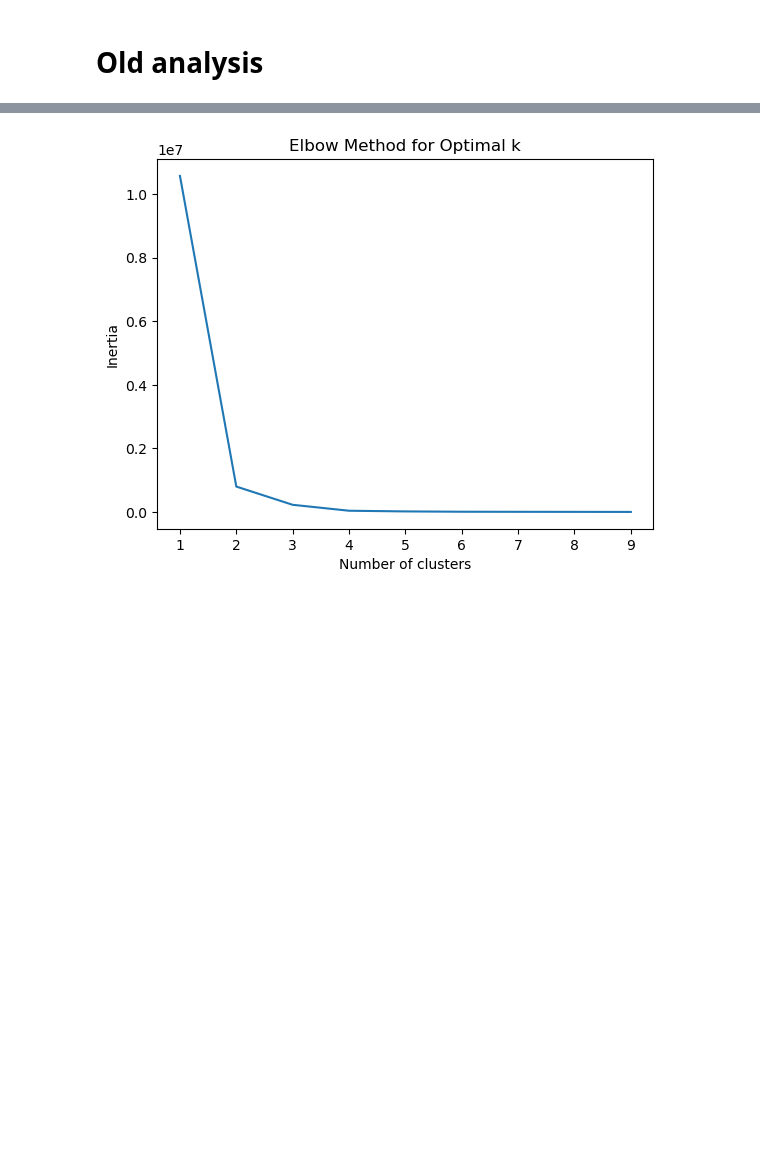
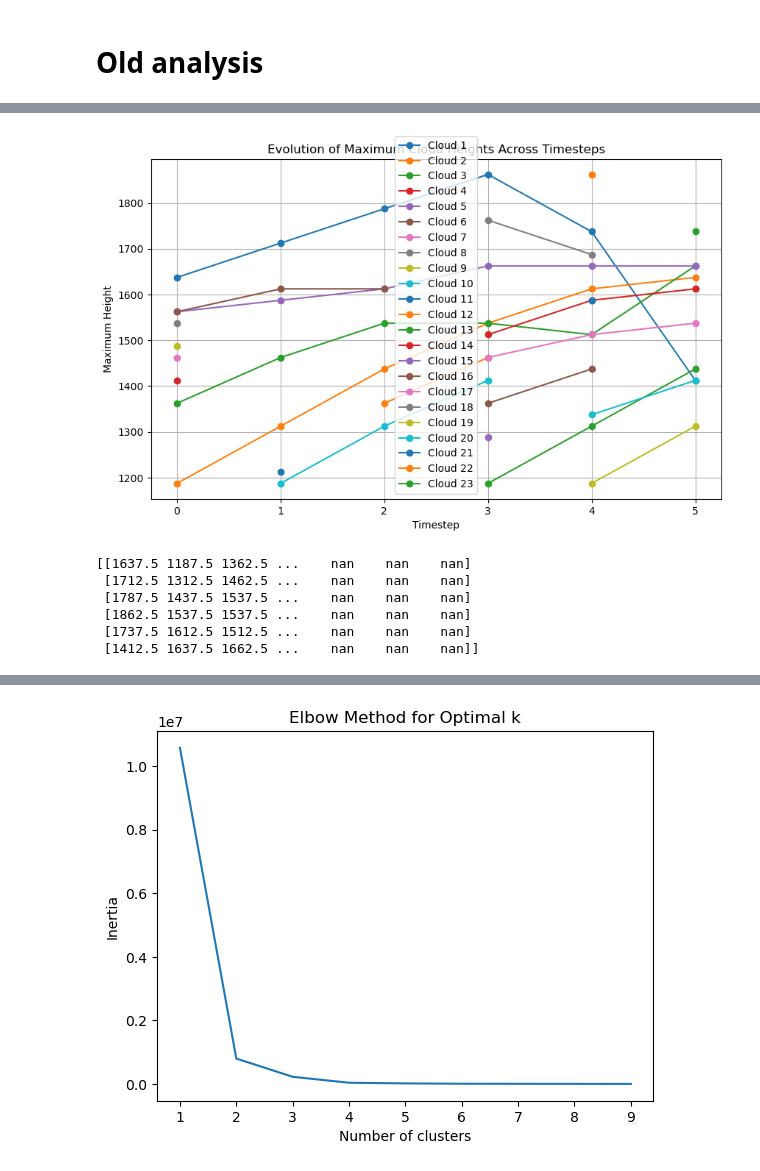
Before and after one commit to jurezgubic/CloudTracking, a Jupyter notebook: analysis/output_analysis.ipynb, the cells around one changed output, grey strips where cells are left out. Drawn from its saved outputs; the diff is of its cells as text; code cells hidden in the pictures; blank space fills up the shorter version.

```diff
--- a/analysis/output_analysis.ipynb
+++ b/analysis/output_analysis.ipynb
@@ -70,3 +70,49 @@ print (cloud_sizes)
+# %%
+import matplotlib.pyplot as plt
+from netCDF4 import Dataset
+import numpy as np
+
+# Load the NetCDF file
+nc_file = '../cloud_results.nc'
+dataset = Dataset(nc_file, 'r')
+
+# Read maximum heights, assuming variable name is 'max_height' with dimensions ('track', 'time')
+max_heights = dataset.variables['max_height'][:].T  # Transpose to match ('time', 'track')
+
+# Filter out tracks where all entries are NaN (no active data throughout the simulation)
+max_heights = np.array([track for track in max_heights if not np.all(np.isnan(track))])
+
+# Number of timesteps and clouds
+num_timesteps = max_heights.shape[0]
+num_clouds = max_heights.shape[1]
+
+# Generate a plot for maximum heights
+plt.figure(figsize=(10, 6))
+for cloud_idx in range(num_clouds):
+    height_evolution = max_heights[:, cloud_idx]
+    # Plot only if there are actual data points to plot
+    if np.any(~np.isnan(height_evolution)):
+        plt.plot(range(num_timesteps), height_evolution, marker='o', label=f'Cloud {cloud_idx+1}')
+
+plt.xlabel('Timestep')
+plt.ylabel('Maximum Height')
+plt.title('Evolution of Maximum Cloud Heights Across Timesteps')
+plt.legend()
+plt.grid(True)
+plt.show()
+
+dataset.close()
+
+# Optionally print the maximum heights data
+print(max_heights)
+# %% [output]
+[figure, added]
+[[1637.5 1187.5 1362.5 ...    nan    nan    nan]
+ [1712.5 1312.5 1462.5 ...    nan    nan    nan]
+ [1787.5 1437.5 1537.5 ...    nan    nan    nan]
+ [1862.5 1537.5 1537.5 ...    nan    nan    nan]
+ [1737.5 1612.5 1512.5 ...    nan    nan    nan]
+ [1412.5 1637.5 1662.5 ...    nan    nan    nan]]
 # %%
 %matplotlib inline
 import matplotlib.pyplot as plt
```
Also changed, not shown: parts of 4 cells of this notebook, 5 other files.
